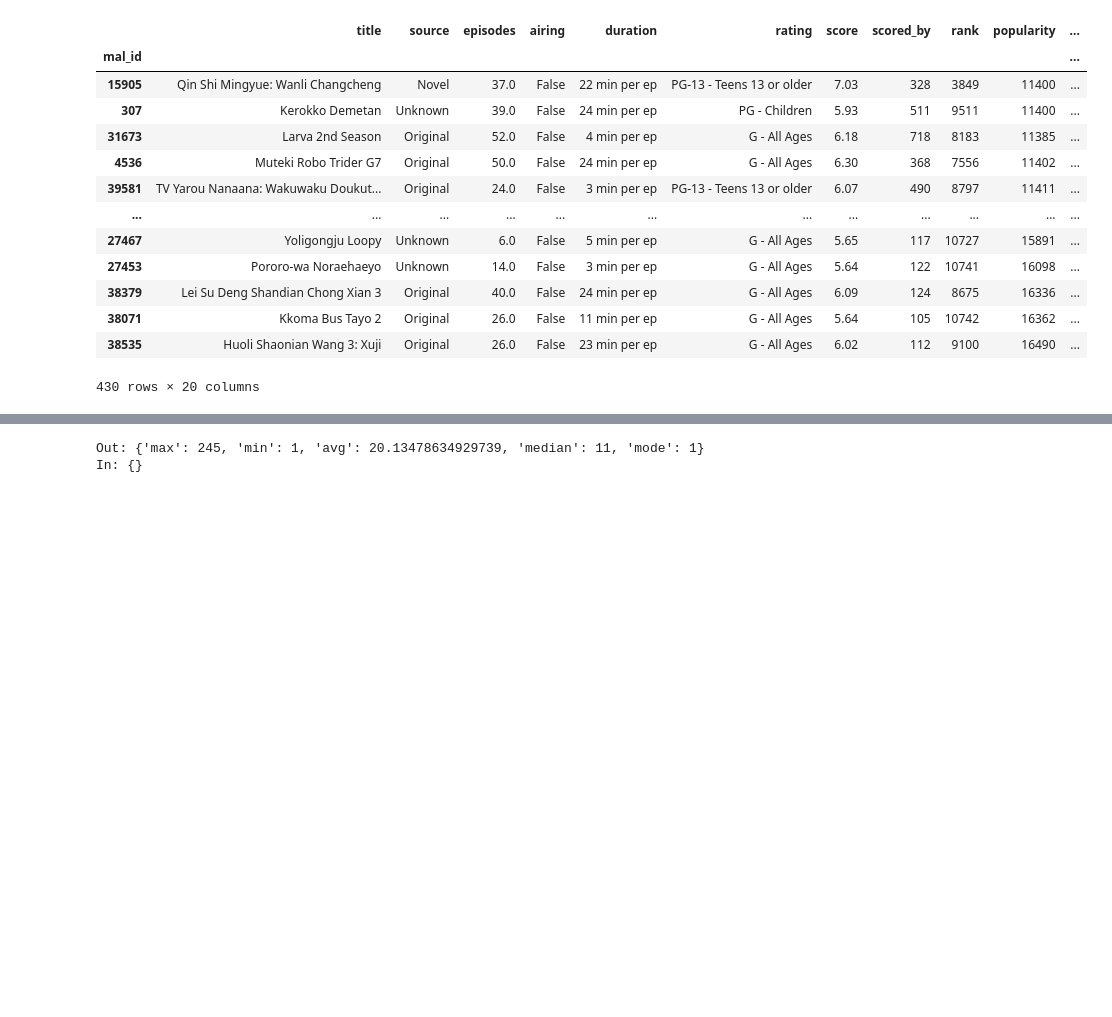
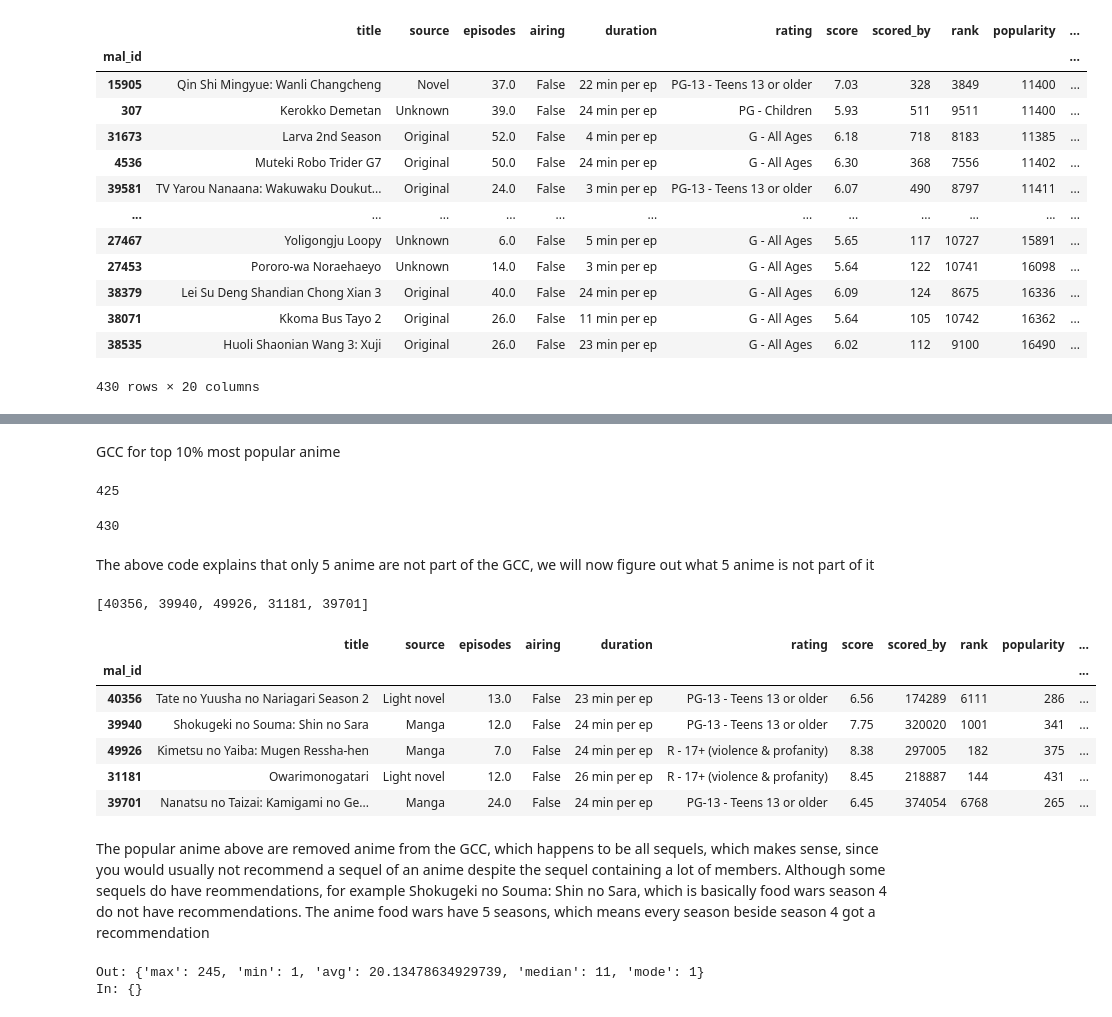
Before and after one commit to MarcBrejner/ProjectMAL, a Jupyter notebook: project.ipynb, the cells around one changed output, grey strips where cells are left out. Cells and saved outputs as stored; diff of their text form; code cells hidden in the pictures; blank space fills up the shorter version.

```diff
--- a/project.ipynb
+++ b/project.ipynb
@@ -318,6 +326,37 @@ float (score)
 GCC = max(nx.connected_components(anime_graph), key=len)
 anime_GCC = anime_graph.subgraph(GCC).copy()
 print(anime_GCC)
+# %% [markdown]
+GCC for top 10% most popular anime
+# %%
+good_anime_GCC = anime_GCC.subgraph(list(succes_anime.index.values))
+len(good_anime_GCC)
+# %% [output]
+425
+# %%
+good_anime_GCC2 = anime_graph.subgraph(list(succes_anime.index.values))
+len(good_anime_GCC2)
+# %% [output]
+430
+# %% [markdown]
+The above code explains that only 5 anime are not part of the GCC, we will now figure out what 5 anime is not part of it
+# %%
+removed_anime = list(set(good_anime_GCC2.nodes) - set(good_anime_GCC.nodes))
+removed_anime
+# %% [output]
+[40356, 39940, 49926, 31181, 39701]
+# %%
+df.loc[removed_anime]
+# %% [output]
+|  | title | source | episodes | airing | duration | rating | score | scored_by | rank | popularity | ... |
+| mal_id |  |  |  |  |  |  |  |  |  |  | ... |
+| 40356 | Tate no Yuusha no Nariagari Season 2 | Light novel | 13.0 | False | 23 min per ep | PG-13 - Teens 13 or older | 6.56 | 174289 | 6111 | 286 | ... |
+| 39940 | Shokugeki no Souma: Shin no Sara | Manga | 12.0 | False | 24 min per ep | PG-13 - Teens 13 or older | 7.75 | 320020 | 1001 | 341 | ... |
+| 49926 | Kimetsu no Yaiba: Mugen Ressha-hen | Manga | 7.0 | False | 24 min per ep | R - 17+ (violence & profanity) | 8.38 | 297005 | 182 | 375 | ... |
+| 31181 | Owarimonogatari | Light novel | 12.0 | False | 26 min per ep | R - 17+ (violence & profanity) | 8.45 | 218887 | 144 | 431 | ... |
+| 39701 | Nanatsu no Taizai: Kamigami no Ge... | Manga | 24.0 | False | 24 min per ep | PG-13 - Teens 13 or older | 6.45 | 374054 | 6768 | 265 | ... |
+# %% [markdown]
+The popular anime above are removed anime from the GCC, which happens to be all sequels, which makes sense, since you would usually not recommend a sequel of an anime despite the sequel containing a lot of members. Although some sequels do have reommendations, for example Shokugeki no Souma: Shin no Sara, which is basically food wars season 4 do not have recommendations. The anime food wars have 5 seasons, which means every season beside season 4 got a recommendation
 # %%
 def get_degree_properties(graph):
     out_degrees = []
```
Also changed, not shown: parts of 61 cells of this notebook.
